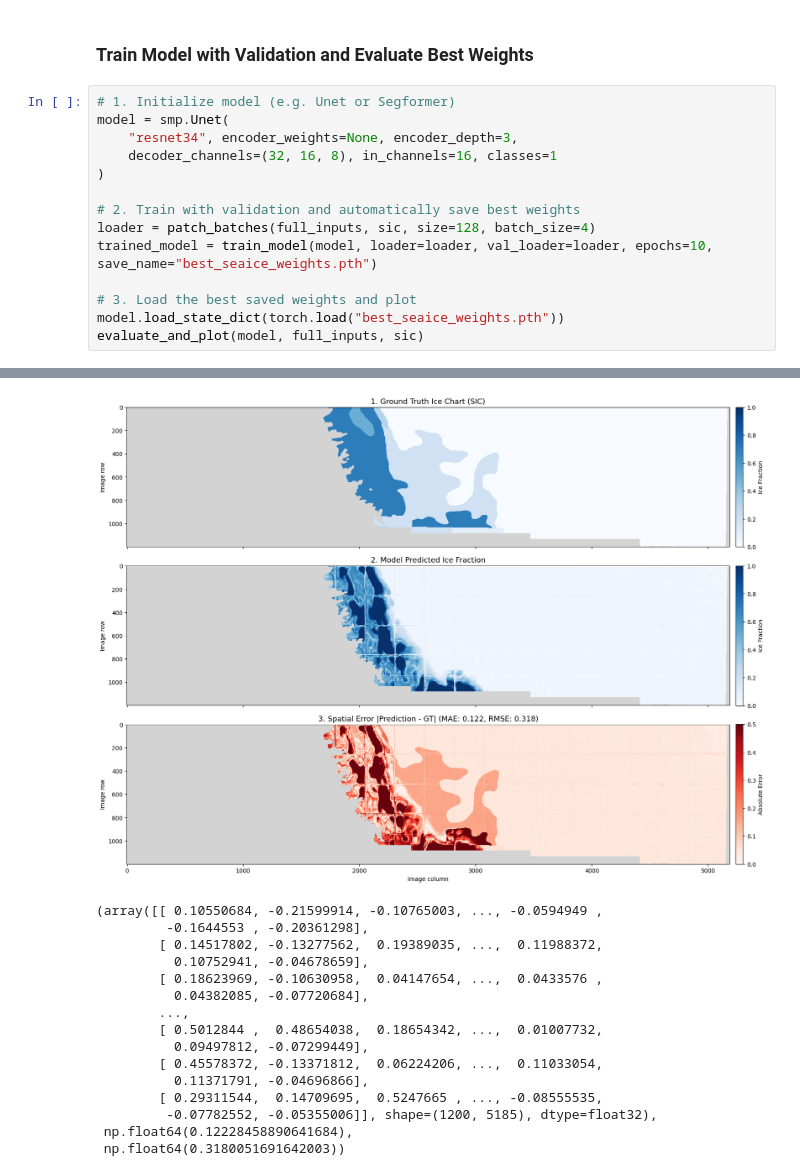
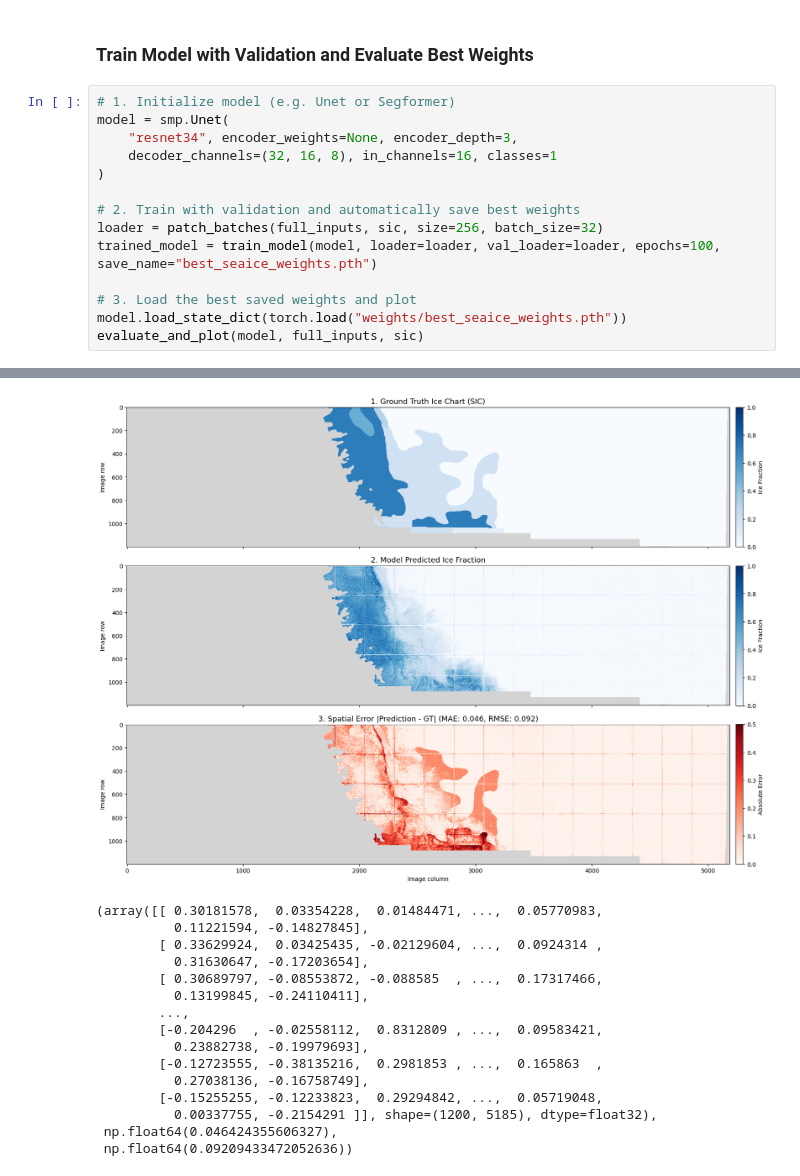
Before and after one commit to siddharthabhi30/IcyAlert_filter_core, a Jupyter notebook: retrieval-algo/test.ipynb, the cells around one changed output, grey strips where cells are left out. Drawn from its saved outputs; the diff is of its cells as text.

Commit message:
trainig for longer

```diff
--- a/retrieval-algo/test.ipynb
+++ b/retrieval-algo/test.ipynb
@@ -237,10 +237,10 @@ model = smp.Unet(
 )
 
 # 2. Train with validation and automatically save best weights
-loader = patch_batches(full_inputs, sic, size=128, batch_size=4)
-trained_model = train_model(model, loader=loader, val_loader=loader, epochs=10, save_name="best_seaice_weights.pth")
+loader = patch_batches(full_inputs, sic, size=256, batch_size=32)
+trained_model = train_model(model, loader=loader, val_loader=loader, epochs=100, save_name="best_seaice_weights.pth")
 
 # 3. Load the best saved weights and plot
-model.load_state_dict(torch.load("best_seaice_weights.pth"))
+model.load_state_dict(torch.load("weights/best_seaice_weights.pth"))
 evaluate_and_plot(model, full_inputs, sic)
 # %% [output]
@@ -262,16 +264,16 @@ MAE: 0.1223 | RMSE: 0.3180
-[figure, old version]
+[figure, new version]
-(array([[ 0.10550684, -0.21599914, -0.10765003, ..., -0.0594949 ,
-         -0.1644553 , -0.20361298],
-        [ 0.14517802, -0.13277562,  0.19389035, ...,  0.11988372,
-          0.10752941, -0.04678659],
-        [ 0.18623969, -0.10630958,  0.04147654, ...,  0.0433576 ,
-          0.04382085, -0.07720684],
+(array([[ 0.30181578,  0.03354228,  0.01484471, ...,  0.05770983,
+          0.11221594, -0.14827845],
+        [ 0.33629924,  0.03425435, -0.02129604, ...,  0.0924314 ,
+          0.31630647, -0.17203654],
+        [ 0.30689797, -0.08553872, -0.088585  , ...,  0.17317466,
+          0.13199845, -0.24110411],
         ...,
-        [ 0.5012844 ,  0.48654038,  0.18654342, ...,  0.01007732,
-          0.09497812, -0.07299449],
-        [ 0.45578372, -0.13371812,  0.06224206, ...,  0.11033054,
-          0.11371791, -0.04696866],
-        [ 0.29311544,  0.14709695,  0.5247665 , ..., -0.08555535,
-         -0.07782552, -0.05355006]], shape=(1200, 5185), dtype=float32),
- np.float64(0.12228458890641684),
- np.float64(0.3180051691642003))
+        [-0.204296  , -0.02558112,  0.8312809 , ...,  0.09583421,
+          0.23882738, -0.19979693],
+        [-0.12723555, -0.38135216,  0.2981853 , ...,  0.165863  ,
+          0.27038136, -0.16758749],
+        [-0.15255255, -0.12233823,  0.29294842, ...,  0.05719048,
+          0.00337755, -0.2154291 ]], shape=(1200, 5185), dtype=float32),
+ np.float64(0.046424355606327),
+ np.float64(0.09209433472052636))
```
Also changed, not shown: parts of 1 cell of this notebook, 2 other files.
